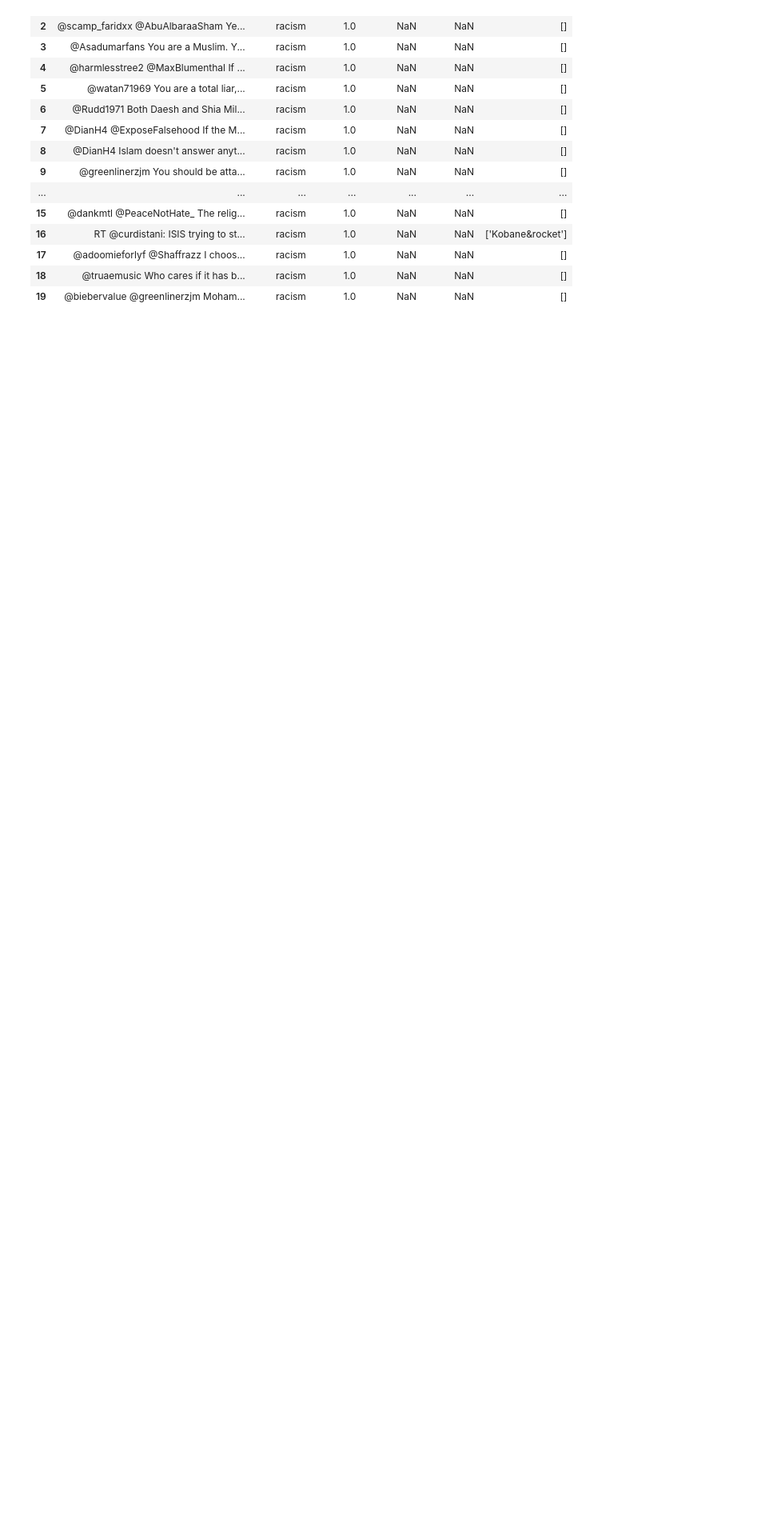
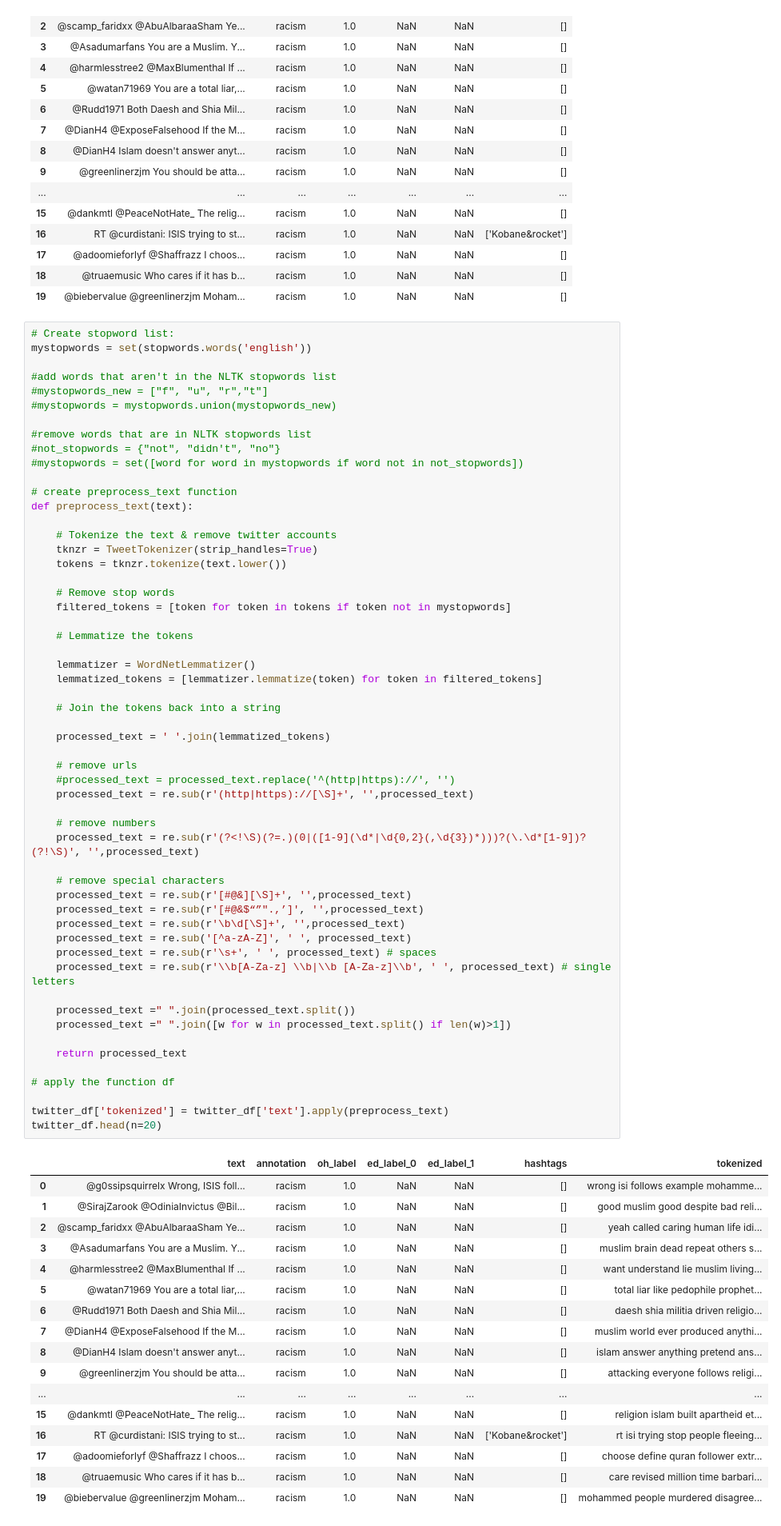
Before and after one commit to Dominikasc/NLP_cyberbully_finalProject, a Jupyter notebook: preprocessing.ipynb, the cells around one changed output. Shown: that part at 80% size. Drawn from its saved outputs; the diff is of its cells as text; blank space fills up the shorter version.

Commit message:
merge and preprocess 5 twitter datasets

```diff
--- a/preprocessing.ipynb
+++ b/preprocessing.ipynb
@@ -154,3 +147,76 @@ twitter_df.head(n=20)
 | 17 | @adoomieforlyf @Shaffrazz I choos... | racism | 1.0 | NaN | NaN | [] |
 | 18 | @truaemusic Who cares if it has b... | racism | 1.0 | NaN | NaN | [] |
 | 19 | @biebervalue @greenlinerzjm Moham... | racism | 1.0 | NaN | NaN | [] |
+# %%
+# Create stopword list:
+mystopwords = set(stopwords.words('english'))
+
+#add words that aren't in the NLTK stopwords list
+#mystopwords_new = ["f", "u", "r","t"]
+#mystopwords = mystopwords.union(mystopwords_new)
+
+#remove words that are in NLTK stopwords list
+#not_stopwords = {"not", "didn't", "no"}
+#mystopwords = set([word for word in mystopwords if word not in not_stopwords])
+
+# create preprocess_text function
+def preprocess_text(text):
+
+    # Tokenize the text & remove twitter accounts
+    tknzr = TweetTokenizer(strip_handles=True)
+    tokens = tknzr.tokenize(text.lower())
+
+    # Remove stop words
+    filtered_tokens = [token for token in tokens if token not in mystopwords]
+
+    # Lemmatize the tokens
+
+    lemmatizer = WordNetLemmatizer()
+    lemmatized_tokens = [lemmatizer.lemmatize(token) for token in filtered_tokens]
+
+    # Join the tokens back into a string
+
+    processed_text = ' '.join(lemmatized_tokens)
+
+    # remove urls
+    #processed_text = processed_text.replace('^(http|https)://', '')
+    processed_text = re.sub(r'(http|https)://[\S]+', '',processed_text)
+
+    # remove numbers
+    processed_text = re.sub(r'(?<!\S)(?=.)(0|([1-9](\d*|\d{0,2}(,\d{3})*)))?(\.\d*[1-9])?(?!\S)', '',processed_text)
+
+    # remove special characters
+    processed_text = re.sub(r'[#@&][\S]+', '',processed_text)
+    processed_text = re.sub(r'[#@&$“”".,’]', '',processed_text)
+    processed_text = re.sub(r'\b\d[\S]+', '',processed_text)
+    processed_text = re.sub('[^a-zA-Z]', ' ', processed_text)
+    processed_text = re.sub(r'\s+', ' ', processed_text) # spaces
+    processed_text = re.sub(r'\\b[A-Za-z] \\b|\\b [A-Za-z]\\b', ' ', processed_text) # single letters
+
+    processed_text =" ".join(processed_text.split())
+    processed_text =" ".join([w for w in processed_text.split() if len(w)>1])
+
+    return processed_text
+
+# apply the function df
+
+twitter_df['tokenized'] = twitter_df['text'].apply(preprocess_text)
+twitter_df.head(n=20)
+# %% [output]
+|  | text | annotation | oh_label | ed_label_0 | ed_label_1 | hashtags | tokenized |
+| 0 | @g0ssipsquirrelx Wrong, ISIS foll... | racism | 1.0 | NaN | NaN | [] | wrong isi follows example mohamme... |
+| 1 | @SirajZarook @OdiniaInvictus @Bil... | racism | 1.0 | NaN | NaN | [] | good muslim good despite bad reli... |
+| 2 | @scamp_faridxx @AbuAlbaraaSham Ye... | racism | 1.0 | NaN | NaN | [] | yeah called caring human life idi... |
+| 3 | @Asadumarfans You are a Muslim. Y... | racism | 1.0 | NaN | NaN | [] | muslim brain dead repeat others s... |
+| 4 | @harmlesstree2 @MaxBlumenthal If ... | racism | 1.0 | NaN | NaN | [] | want understand lie muslim living... |
+| 5 | @watan71969 You are a total liar,... | racism | 1.0 | NaN | NaN | [] | total liar like pedophile prophet... |
+| 6 | @Rudd1971 Both Daesh and Shia Mil... | racism | 1.0 | NaN | NaN | [] | daesh shia militia driven religio... |
+| 7 | @DianH4 @ExposeFalsehood If the M... | racism | 1.0 | NaN | NaN | [] | muslim world ever produced anythi... |
+| 8 | @DianH4 Islam doesn't answer anyt... | racism | 1.0 | NaN | NaN | [] | islam answer anything pretend ans... |
+| 9 | @greenlinerzjm You should be atta... | racism | 1.0 | NaN | NaN | [] | attacking everyone follows religi... |
+| ... | ... | ... | ... | ... | ... | ... | ... |
+| 15 | @dankmtl @PeaceNotHate_ The relig... | racism | 1.0 | NaN | NaN | [] | religion islam built apartheid et... |
+| 16 | RT @curdistani: ISIS trying to st... | racism | 1.0 | NaN | NaN | ['Kobane&rocket'] | rt isi trying stop people fleeing... |
+| 17 | @adoomieforlyf @Shaffrazz I choos... | racism | 1.0 | NaN | NaN | [] | choose define quran follower extr... |
+| 18 | @truaemusic Who cares if it has b... | racism | 1.0 | NaN | NaN | [] | care revised million time barbari... |
+| 19 | @biebervalue @greenlinerzjm Moham... | racism | 1.0 | NaN | NaN | [] | mohammed people murdered disagree... |
```
Also changed, not shown: parts of 3 cells of this notebook.
